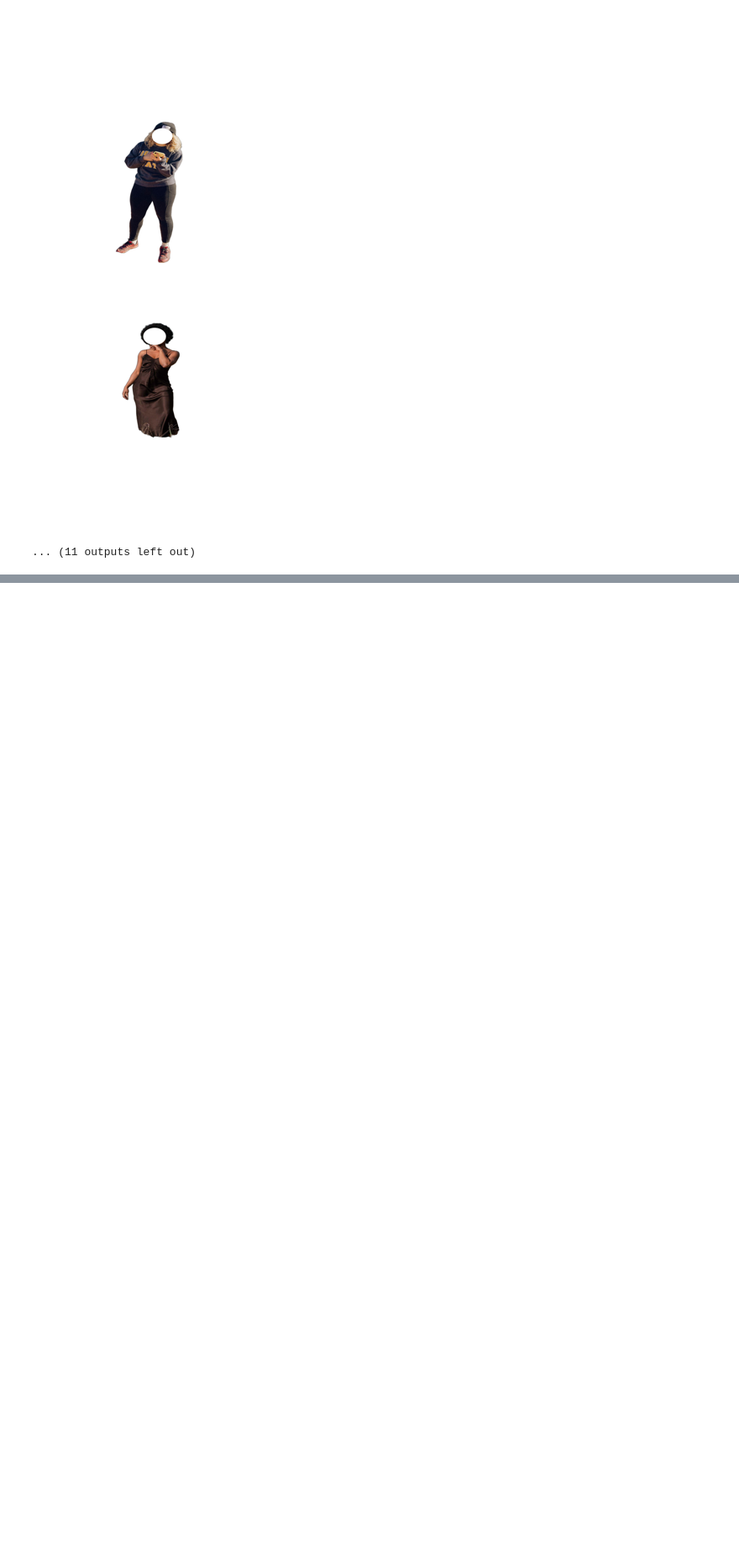
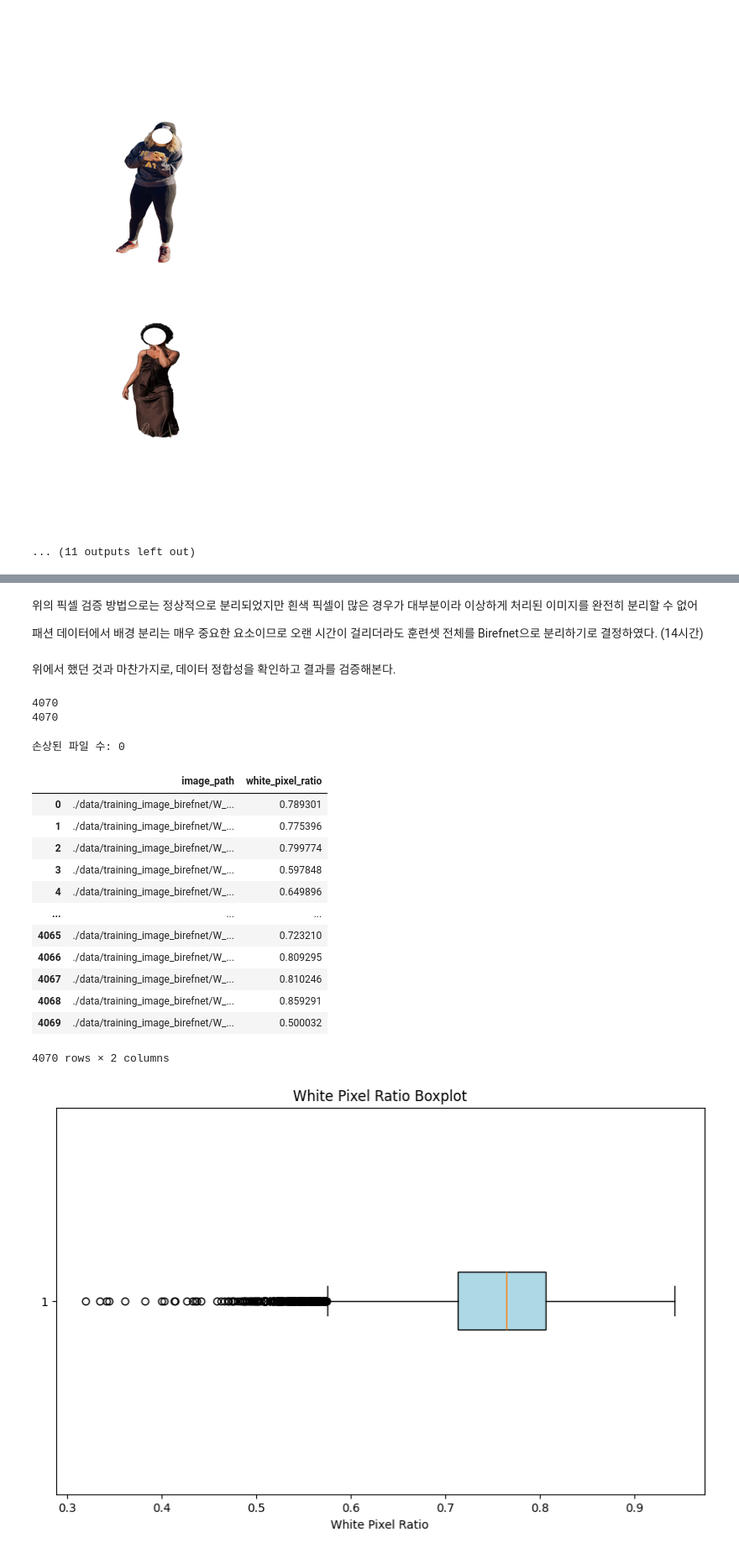
Before and after one commit to teto-ri/data_creator2024, a Jupyter notebook: image_preprocess.ipynb, the cells around one changed output, grey strips where cells are left out. Shown at 84% size. Saved outputs shown, nothing was run; the diff lists cells and outputs as text; code cells hidden in the pictures; blank space fills up the shorter version.

```diff
--- a/image_preprocess.ipynb
+++ b/image_preprocess.ipynb
@@ -415,3 +530,7 @@ for filename in os.listdir(source_folder):
+# %% [markdown]
+위의 픽셀 검증 방법으로는 정상적으로 분리되었지만 흰색 픽셀이 많은 경우가 대부분이라 이상하게 처리된 이미지를 완전히 분리할 수 없어
+
+패션 데이터에서 배경 분리는 매우 중요한 요소이므로 오랜 시간이 걸리더라도 훈련셋 전체를 Birefnet으로 분리하기로 결정하였다. (14시간)
 # %%
 import cv2
 import numpy as np
@@ -472,0 +631,54 @@ if __name__ == "__main__":
+# %% [markdown]
+위에서 했던 것과 마찬가지로, 데이터 정합성을 확인하고 결과를 검증해본다.
+# %%
+# 데이터 정합성 확인
+training_image_list = get_file_list('data/training_image')
+print(len(training_image_list))
+rembg_image_list = get_file_list('data/training_image_birefnet')
+print(len(training_image_list))
+# %% [output]
+4070
+4070
+# %%
+input_dir = './data/training_image'  # 처리할 원본 이미지가 있는 디렉토리
+output_dir = './data/training_image_birefnet'   # 처리된 이미지 저장할 디렉토리
+
+# output_dir에서 손상된 파일 리스트 찾기
+corrupted_images = find_corrupted_images(output_dir)
+print(f"손상된 파일 수: {len(corrupted_images)}")
+# 손상된 파일 리스트를 기준으로 input_dir의 파일 경로 리스트 만들기
+valid_image_paths = [os.path.join(input_dir, fname) for fname in corrupted_images if os.path.exists(os.path.join(input_dir, fname))]
+# # 손상된 파일만 다시 처리
+if valid_image_paths:
+    process_images_in_parallel(valid_image_paths, output_dir, num_workers=4)
+# %% [output]
+손상된 파일 수: 0
+# %%
+input_dir = './data/training_image_birefnet'  # 처리할 원본 이미지가 있는 디렉토리
+
+# 디렉토리 내 모든 이미지 파일 경로 리스트 만들기
+image_paths = [os.path.join(input_dir, fname) for fname in os.listdir(input_dir) if fname.endswith(('.png', '.jpg', '.jpeg'))]
+
+# 병렬로 흰색 픽셀 비율 계산 후 데이터프레임 생성
+df = create_white_pixel_dataframe_parallel(image_paths, num_workers=50)
+
+# 데이터프레임 저장 (필요한 경우)
+display(df)
+
+# boxplot 그리기
+plot_white_pixel_boxplot(df)
+# %% [output]
+|  | image_path | white_pixel_ratio |
+| 0 | ./data/training_image_birefnet/W_... | 0.789301 |
+| 1 | ./data/training_image_birefnet/W_... | 0.775396 |
+| 2 | ./data/training_image_birefnet/W_... | 0.799774 |
+| 3 | ./data/training_image_birefnet/W_... | 0.597848 |
+| 4 | ./data/training_image_birefnet/W_... | 0.649896 |
+| ... | ... | ... |
+| 4065 | ./data/training_image_birefnet/W_... | 0.723210 |
+| 4066 | ./data/training_image_birefnet/W_... | 0.809295 |
+| 4067 | ./data/training_image_birefnet/W_... | 0.810246 |
+| 4068 | ./data/training_image_birefnet/W_... | 0.859291 |
+| 4069 | ./data/training_image_birefnet/W_... | 0.500032 |
+4070 rows × 2 columns
+[figure, added]
```
Also changed, not shown: parts of 45 cells of this notebook, 6 other files.
